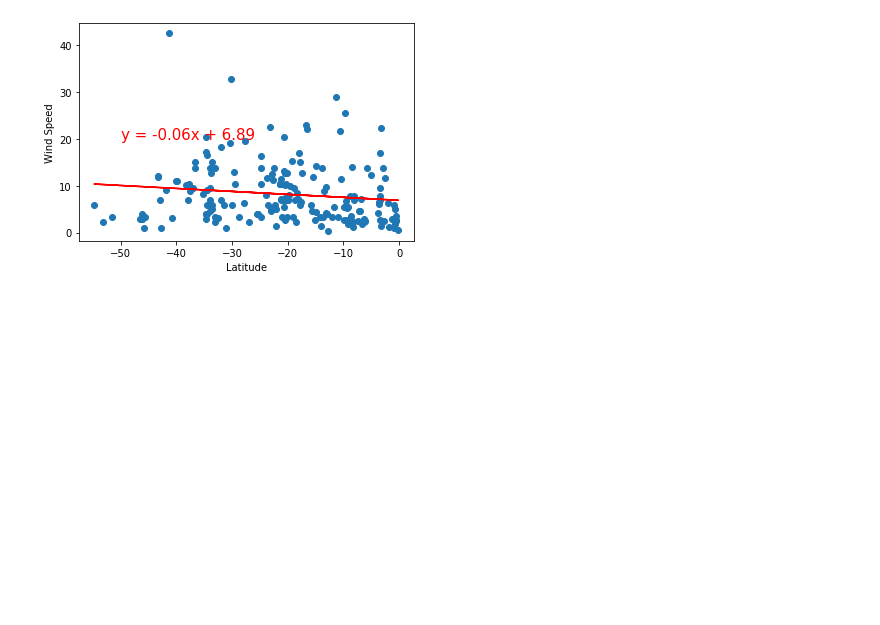
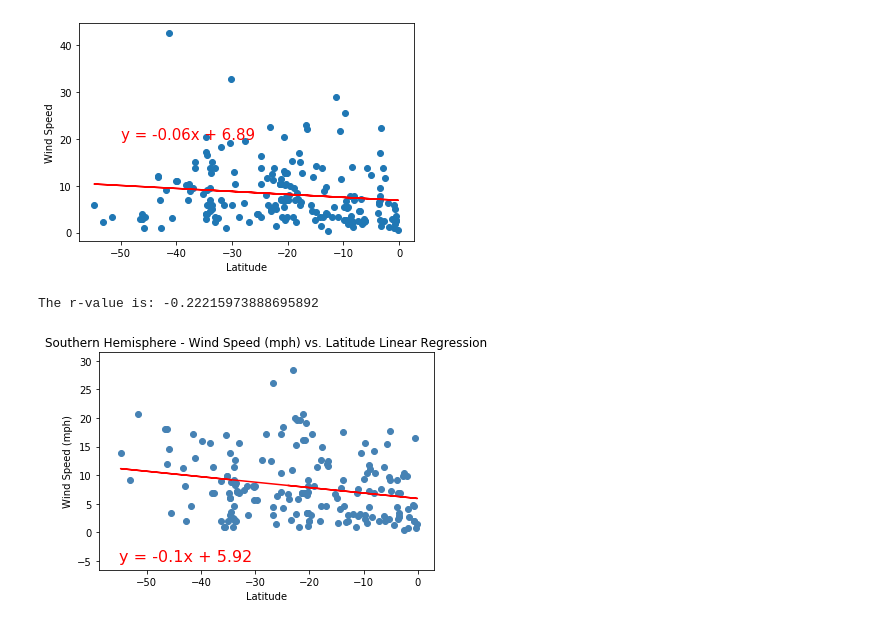
Before and after one commit to priyamittal96/python-api-challenge, a Jupyter notebook: WeatherPy/WeatherPy.ipynb, the cells around one changed output. Saved outputs shown, nothing was run; the diff lists cells and outputs as text; code cells hidden in the pictures; blank space fills up the shorter version.

```diff
--- a/WeatherPy/WeatherPy.ipynb
+++ b/WeatherPy/WeatherPy.ipynb
@@ -487,3 +505,21 @@ The r-value is: 0.04019723576144484
 # %% [output]
 The r-value is: 0.017128274759839232
 [figure]
+# %%
+(slope, intercept, rvalue, pvalue, stderr) = linregress(south_hem_df["Lat"],south_hem_df["Wind Speed"])
+print(f"The r-value is: {rvalue}")
+plt.scatter(south_hem_df["Lat"],south_hem_df["Wind Speed"],facecolor = "steelblue", marker = "o")
+plt.title("Southern Hemisphere - Wind Speed (mph) vs. Latitude Linear Regression")
+plt.xlabel("Latitude")
+plt.ylabel("Wind Speed (mph)")
+plt.xlim(min(south_hem_df["Lat"]) - 4,max(south_hem_df["Lat"]) + 3)
+plt.ylim(min(south_hem_df["Wind Speed"])- 7,max(south_hem_df["Wind Speed"]) + 3)
+regress_values = south_hem_df["Lat"] * slope + intercept
+line_eq = "y = " + str(round(slope,2)) + "x + " + str(round(intercept,2))
+plt.plot(south_hem_df["Lat"],regress_values,"r-")
+plt.annotate(line_eq,(-55,-5),fontsize=16,color="red")
+plt.savefig("./Linear Regressions/Southern Hemisphere - Wind Speed (mph) vs. Latitude Linear Regression.png")
+plt.show()
+# %% [output]
+The r-value is: -0.22215973888695892
+[figure, added]
```
Also changed, not shown: parts of 1 cell of this notebook, 2 other files.
